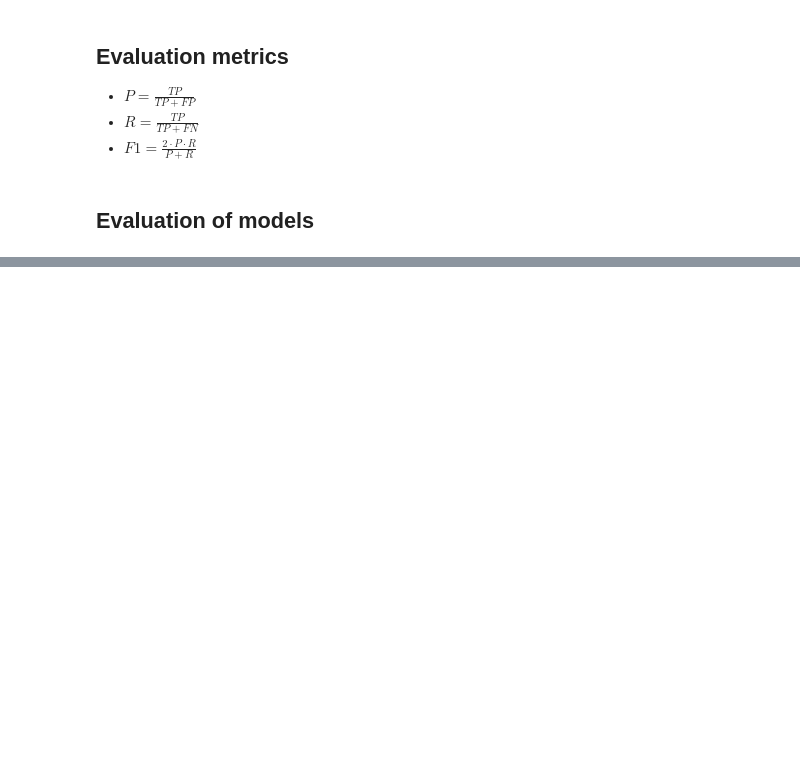
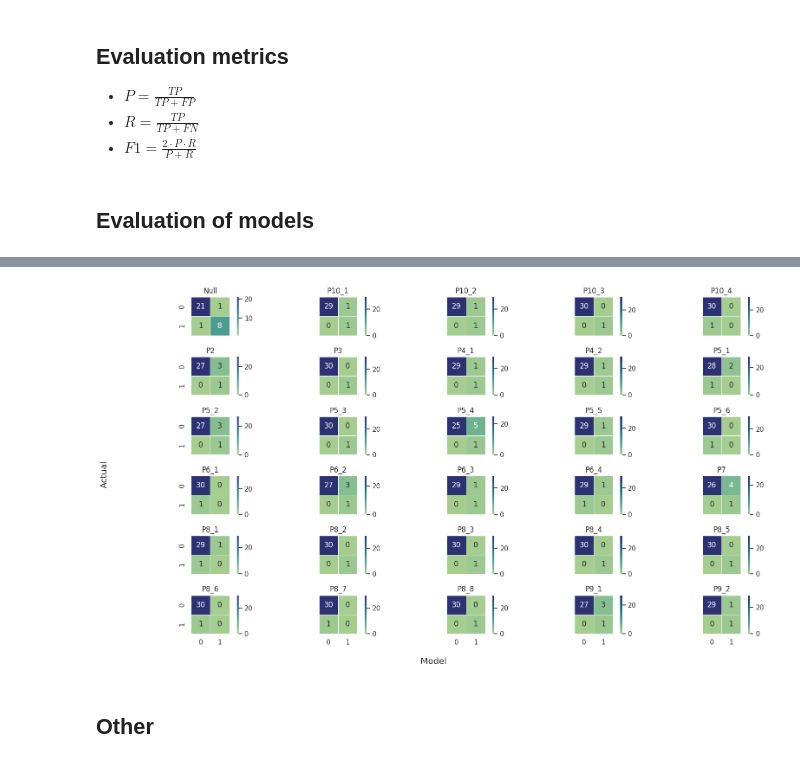
Before and after one commit to Tron404/InterviewNLP, a Jupyter notebook: main.ipynb, the cells around one changed output, grey strips where cells are left out. Saved outputs shown, nothing was run; the diff lists cells and outputs as text; code cells hidden in the pictures; blank space fills up the shorter version.

Commit message:
done with code tweaking; added heatmap visualisation for one model and similarity function for discussion/presentation

```diff
--- a/main.ipynb
+++ b/main.ipynb
@@ -389,0 +374,28 @@ plt.show()
+# %%
+scores["Doc2vec"]["euclidean"][1]
+
+unique_labels = labels
+
+unique_labels = list(unique_labels.values())
+unique_labels = [label for ls in unique_labels for label in ls]
+unique_labels
+unique_labels.sort()
+unique_labels = sorted(set(unique_labels), key=unique_labels.index)
+# %%
+sns.set_theme(context="notebook")
+
+fig, axes = plt.subplots(6, 5, figsize=(16,9), sharex=True, sharey=True)
+axes = axes.reshape(-1)
+
+for ax, label, matrix in zip(axes, unique_labels, scores["Transformer"]["cosine"][1]):
+    sns.heatmap(matrix, ax = ax, annot=True, square=True, linewidth=0.5, cmap="crest")
+    ax.set_title(label)
+
+fig.supxlabel("Model")
+fig.supylabel("Actual")
+plt.tight_layout()
+plt.show()
+# %% [output]
+[figure, added]
+# %% [markdown]
+## Other
```
Also changed, not shown: parts of 18 cells of this notebook, 21 other files.
